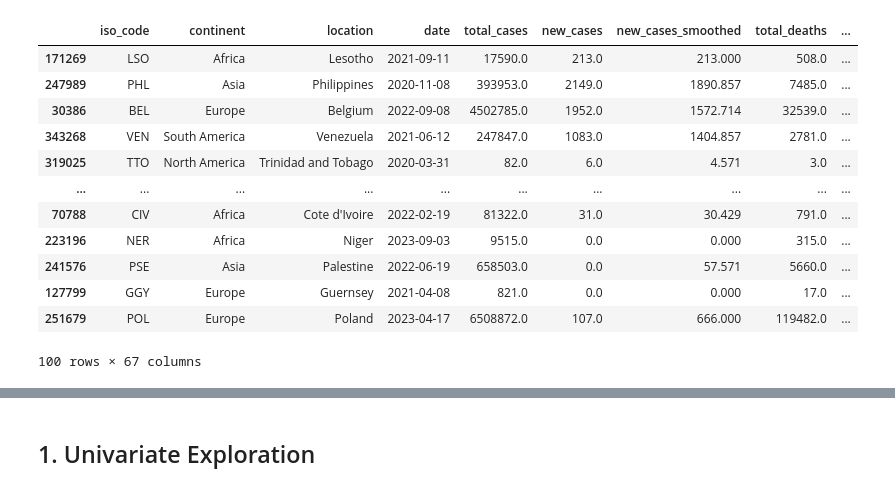
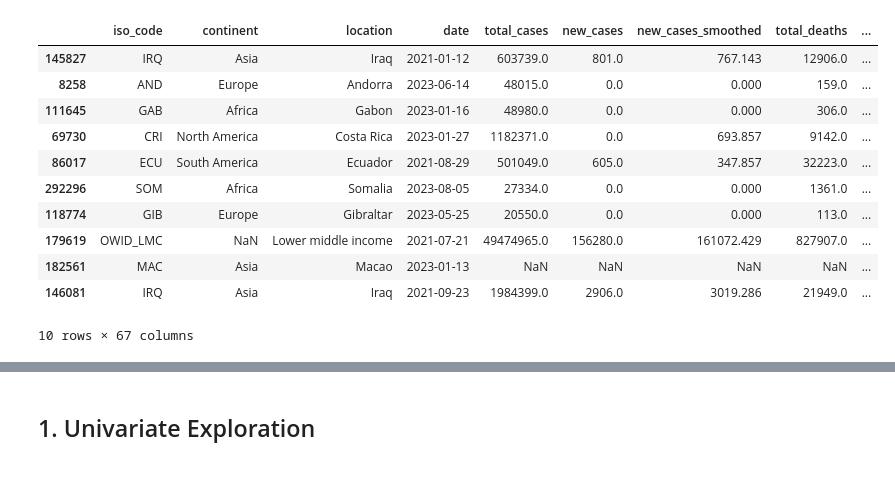
Before and after one commit to fengyu20/covid_data_analysis, a Jupyter notebook: covid_analysis.ipynb, the cells around one changed output, grey strips where cells are left out. Saved outputs shown, nothing was run; the diff lists cells and outputs as text; code cells hidden in the pictures.

```diff
--- a/covid_analysis.ipynb
+++ b/covid_analysis.ipynb
@@ -27,21 +27,20 @@ local_filename = 'covid_data.csv'
 # %%
 covid_df = get_covid_data(url, local_filename)
 # %%
-covid_df.sample(100)
+covid_df.sample(10)
 # %% [output]
 |  | iso_code | continent | location | date | total_cases | new_cases | new_cases_smoothed | total_deaths | ... |
-| 171269 | LSO | Africa | Lesotho | 2021-09-11 | 17590.0 | 213.0 | 213.000 | 508.0 | ... |
-| 247989 | PHL | Asia | Philippines | 2020-11-08 | 393953.0 | 2149.0 | 1890.857 | 7485.0 | ... |
-| 30386 | BEL | Europe | Belgium | 2022-09-08 | 4502785.0 | 1952.0 | 1572.714 | 32539.0 | ... |
-| 343268 | VEN | South America | Venezuela | 2021-06-12 | 247847.0 | 1083.0 | 1404.857 | 2781.0 | ... |
-| 319025 | TTO | North America | Trinidad and Tobago | 2020-03-31 | 82.0 | 6.0 | 4.571 | 3.0 | ... |
-| ... | ... | ... | ... | ... | ... | ... | ... | ... | ... |
-| 70788 | CIV | Africa | Cote d'Ivoire | 2022-02-19 | 81322.0 | 31.0 | 30.429 | 791.0 | ... |
-| 223196 | NER | Africa | Niger | 2023-09-03 | 9515.0 | 0.0 | 0.000 | 315.0 | ... |
-| 241576 | PSE | Asia | Palestine | 2022-06-19 | 658503.0 | 0.0 | 57.571 | 5660.0 | ... |
-| 127799 | GGY | Europe | Guernsey | 2021-04-08 | 821.0 | 0.0 | 0.000 | 17.0 | ... |
-| 251679 | POL | Europe | Poland | 2023-04-17 | 6508872.0 | 107.0 | 666.000 | 119482.0 | ... |
+| 145827 | IRQ | Asia | Iraq | 2021-01-12 | 603739.0 | 801.0 | 767.143 | 12906.0 | ... |
+| 8258 | AND | Europe | Andorra | 2023-06-14 | 48015.0 | 0.0 | 0.000 | 159.0 | ... |
+| 111645 | GAB | Africa | Gabon | 2023-01-16 | 48980.0 | 0.0 | 0.000 | 306.0 | ... |
+| 69730 | CRI | North America | Costa Rica | 2023-01-27 | 1182371.0 | 0.0 | 693.857 | 9142.0 | ... |
+| 86017 | ECU | South America | Ecuador | 2021-08-29 | 501049.0 | 605.0 | 347.857 | 32223.0 | ... |
+| 292296 | SOM | Africa | Somalia | 2023-08-05 | 27334.0 | 0.0 | 0.000 | 1361.0 | ... |
+| 118774 | GIB | Europe | Gibraltar | 2023-05-25 | 20550.0 | 0.0 | 0.000 | 113.0 | ... |
+| 179619 | OWID_LMC | NaN | Lower middle income | 2021-07-21 | 49474965.0 | 156280.0 | 161072.429 | 827907.0 | ... |
+| 182561 | MAC | Asia | Macao | 2023-01-13 | NaN | NaN | NaN | NaN | ... |
+| 146081 | IRQ | Asia | Iraq | 2021-09-23 | 1984399.0 | 2906.0 | 3019.286 | 21949.0 | ... |
-100 rows × 67 columns
+10 rows × 67 columns
 # %%
 covid_df.info()
 # %% [output]
```
Also changed, not shown: parts of 11 cells of this notebook, 1 other file.
